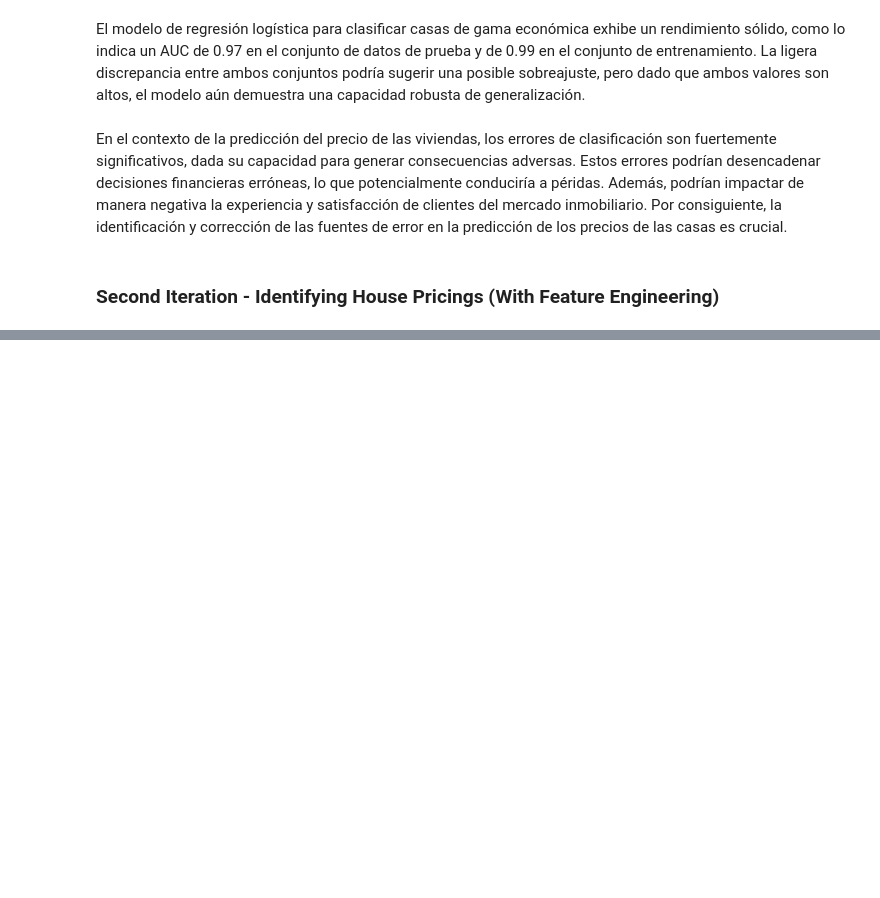
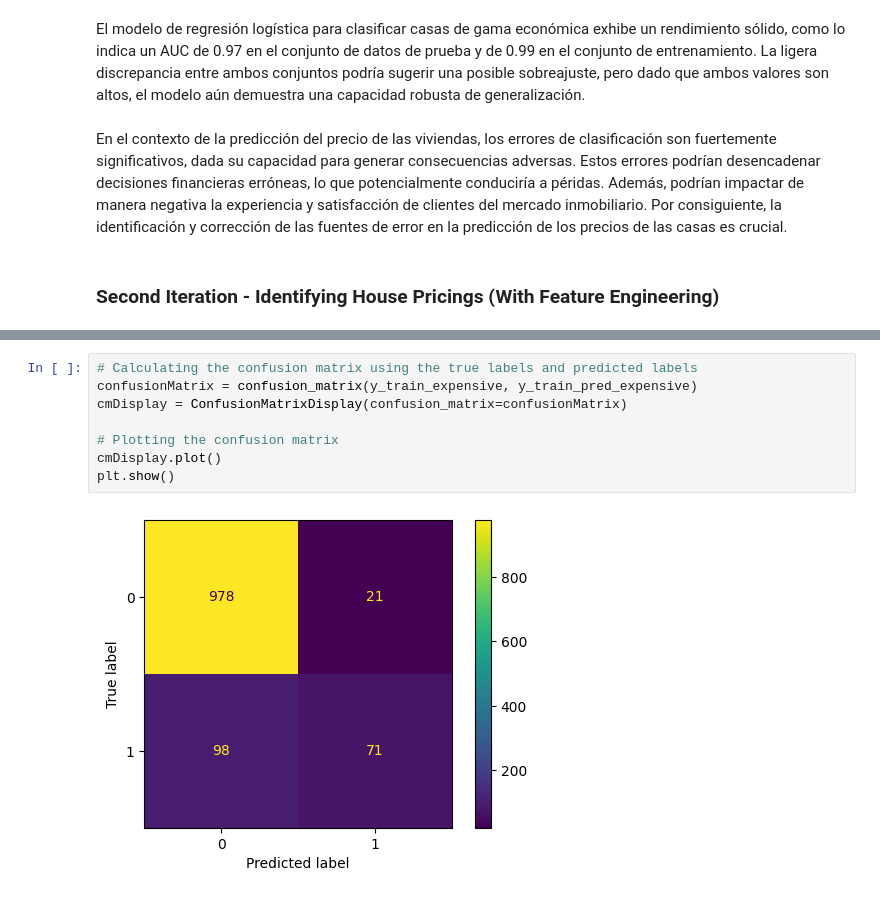
Before and after one commit to Andrea-gt/dm-hw-logr, a Jupyter notebook: dm_hw_logr.ipynb, the cells around one changed output, grey strips where cells are left out. Drawn from its saved outputs; the diff is of its cells as text; blank space fills up the shorter version.

```diff
--- a/dm_hw_logr.ipynb
+++ b/dm_hw_logr.ipynb
@@ -636,0 +869,10 @@ En el contexto de la predicción del precio de las viviendas, los errores de cla
+# %%
+# Calculating the confusion matrix using the true labels and predicted labels
+confusionMatrix = confusion_matrix(y_train_expensive, y_train_pred_expensive)
+cmDisplay = ConfusionMatrixDisplay(confusion_matrix=confusionMatrix)
+
+# Plotting the confusion matrix
+cmDisplay.plot()
+plt.show()
+# %% [output]
+[figure, added]
```
Also changed, not shown: parts of 34 cells of this notebook.
